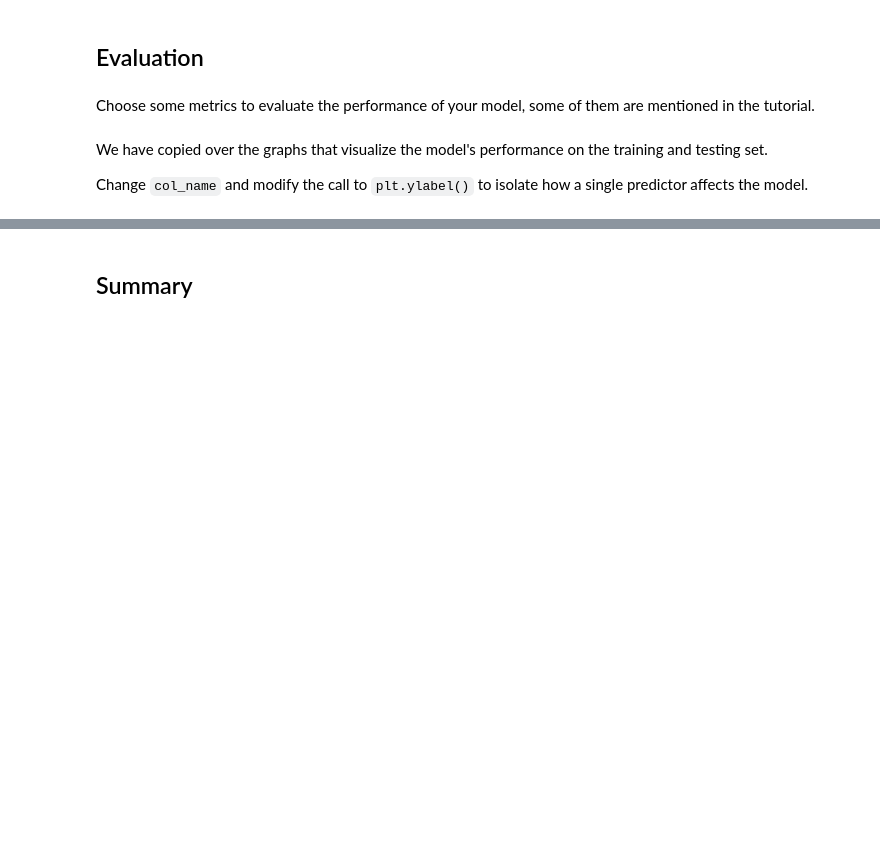
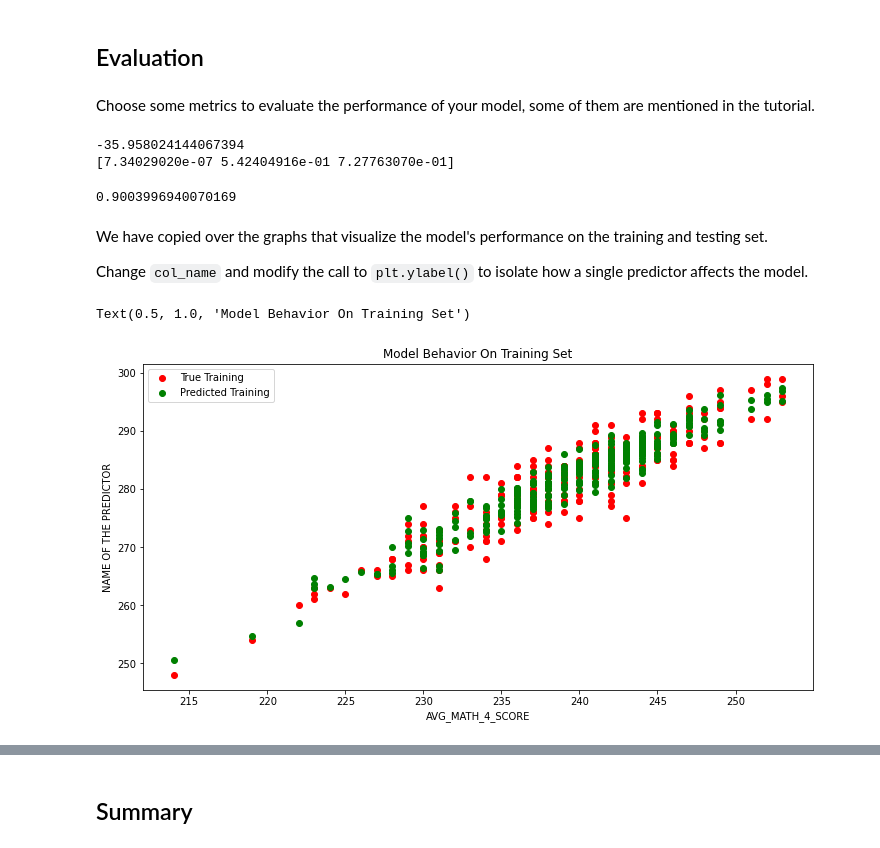
Before and after one commit to nokovacs/MDST-Bootcamp, a Jupyter notebook: checkpoint1.ipynb, the cells around one changed output, grey strips where cells are left out. Cells and saved outputs as stored; diff of their text form; code cells hidden in the pictures; blank space fills up the shorter version.

```diff
--- a/checkpoint1.ipynb
+++ b/checkpoint1.ipynb
@@ -143,6 +192,9 @@ from sklearn.model_selection import train_test_split
+# %%
+X = df[['ENROLL_8','AVG_READING_8_SCORE','AVG_MATH_4_SCORE']].dropna()
+y = df.loc[X.index]['AVG_MATH_8_SCORE']
+y.fillna(y.median(), inplace=True)
 # %%
-# X_train, X_test, y_train, y_test = train_test_split(
-#      X, y, test_size=, random_state=42)
+X_train, X_test, y_train, y_test = train_test_split(X, y, test_size=.3, random_state=0)
 # %% [markdown]
 <h2> Prediction </h2>
 # %% [markdown]
@@ -152,5 +205,5 @@ ML Models [Resource](https://medium.com/@vijaya.beeravalli/comparison-of-machine
 # %%
 # create your model here
-# model =
+model = LinearRegression()
 # %%
 model.fit(X_train, y_train)
@@ -160,19 +215,32 @@ y_pred = model.predict(X_test)
 ## Evaluation
 # %% [markdown]
 Choose some metrics to evaluate the performance of your model, some of them are mentioned in the tutorial.
+# %%
+print(model.intercept_)
+print(model.coef_)
+# %% [output]
+-35.958024144067394
+[7.34029020e-07 5.42404916e-01 7.27763070e-01]
+# %%
+model.score(X_test, y_test)
+# %% [output]
+0.9003996940070169
 # %% [markdown]
 We have copied over the graphs that visualize the model's performance on the training and testing set.
 
 Change `col_name` and modify the call to `plt.ylabel()` to isolate how a single predictor affects the model.
 # %%
-# col_name = 'COLUMN NAME OF ONE PREDICTOR'
+col_name = 'AVG_MATH_4_SCORE'
 
-# f = plt.figure(figsize=(12,6))
-# plt.scatter(X_train[col_name], y_train, color = "red")
-# plt.scatter(X_train[col_name], model.predict(X_train), color = "green")
+f = plt.figure(figsize=(12,6))
+plt.scatter(X_train[col_name], y_train, color = "red")
+plt.scatter(X_train[col_name], model.predict(X_train), color = "green")
 
-# plt.legend(['True Training','Predicted Training'])
-# plt.xlabel(col_name)
-# plt.ylabel('NAME OF THE PREDICTOR')
-# plt.title("Model Behavior On Training Set")
+plt.legend(['True Training','Predicted Training'])
+plt.xlabel(col_name)
+plt.ylabel('NAME OF THE PREDICTOR')
+plt.title("Model Behavior On Training Set")
+# %% [output]
+Text(0.5, 1.0, 'Model Behavior On Training Set')
+[figure, added]
 # %%
```
Also changed, not shown: parts of 19 cells of this notebook.
